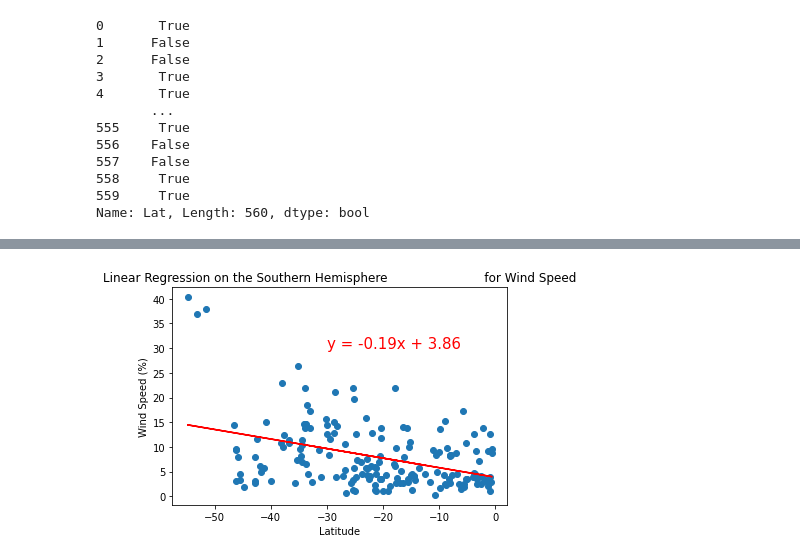
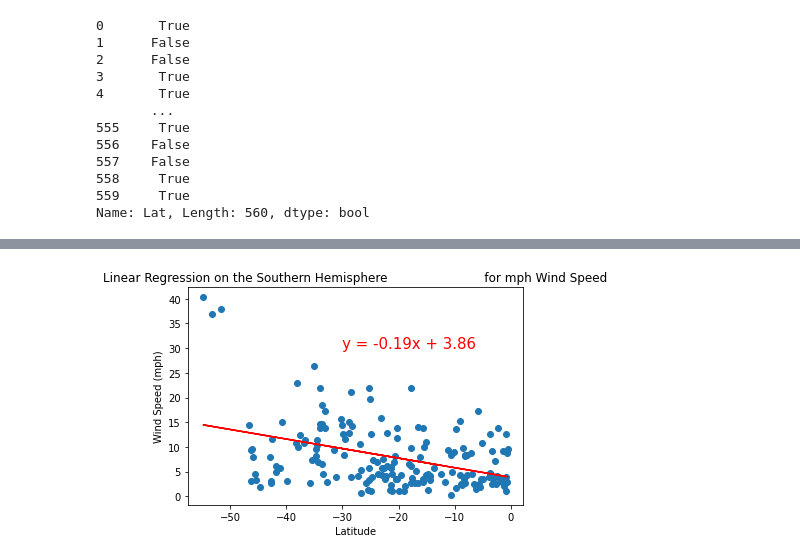
Before and after one commit to MStewart0218/World_Weather_Analysis, a Jupyter notebook: WeatherPy.ipynb, the cells around one changed output, grey strips where cells are left out. Saved outputs shown, nothing was run; the diff lists cells and outputs as text; code cells hidden in the pictures.

```diff
--- a/WeatherPy.ipynb
+++ b/WeatherPy.ipynb
@@ -445,7 +445,7 @@ def plot_linear_regression(lats, wind_speed, title, y_label, text_coordinates):
     plt.annotate(line_eq, text_coordinates, fontsize=15, color="red")
     plt.title(title)
     plt.xlabel('Latitude')
-    plt.ylabel("Wind Speed (%)")
+    plt.ylabel("Wind Speed (mph)")
     plt.show()
 # %%
 # Linear regression on the Northern Hemisphere
@@ -460,10 +460,10 @@ plot_linear_regression(lats, wind_speed,
 # %%
 # Linear regression on the Northern Hemisphere
 lats = southern_hemi_df["Lat"]
 wind_speed = southern_hemi_df["Wind Speed"]
 # Call the function.
 plot_linear_regression(lats, wind_speed,
                        'Linear Regression on the Southern Hemisphere \
-                        for Wind Speed', 'Wind Speed',(-30,30))
+                        for mph Wind Speed', 'mph Wind Speed',(-30,30))
 # %% [output]
-[figure, old version]
+[figure, new version]
```
Also changed, not shown: parts of 7 cells of this notebook.
